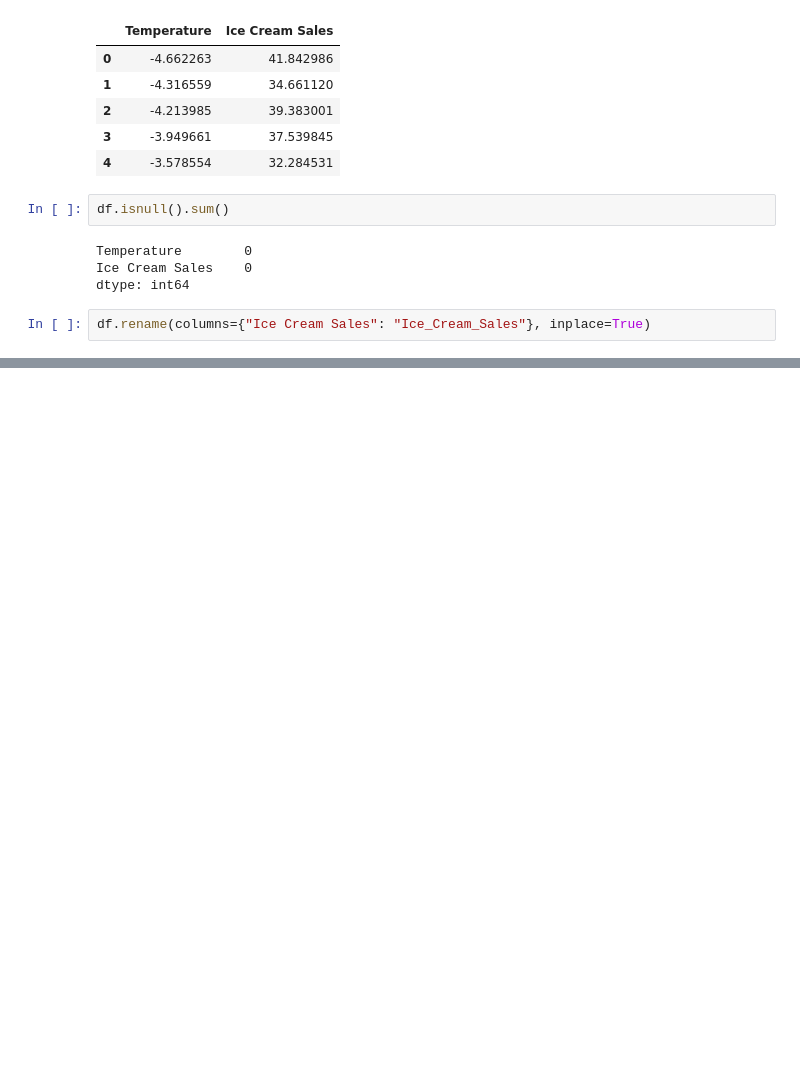
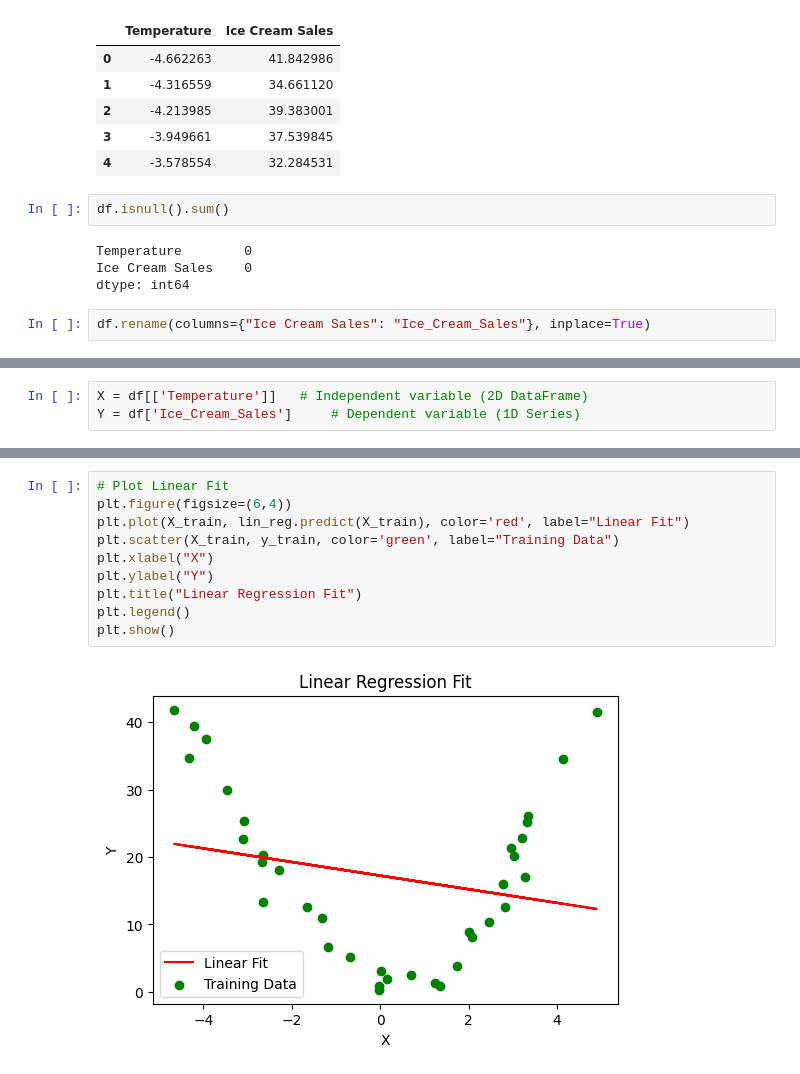
Before and after one commit to ShivamAttri05/Data_Science_Progress, a Jupyter notebook: Machine-Learning/03-Polynomial_Linear_regresson/Practice/PolynomialLinearRegression.ipynb, the cells around one changed output, grey strips where cells are left out. Cells and saved outputs as stored; diff of their text form; blank space fills up the shorter version.

```diff
--- a/Machine-Learning/03-Polynomial_Linear_regresson/Practice/PolynomialLinearRegression.ipynb
+++ b/Machine-Learning/03-Polynomial_Linear_regresson/Practice/PolynomialLinearRegression.ipynb
@@ -43,0 +43,3 @@ NameError: name 'Temperature' is not defined
+# %%
+X = df[['Temperature']]   # Independent variable (2D DataFrame)
+Y = df['Ice_Cream_Sales']     # Dependent variable (1D Series)
@@ -43,0 +67,12 @@ NameError: name 'Temperature' is not defined
+# %%
+# Plot Linear Fit
+plt.figure(figsize=(6,4))
+plt.plot(X_train, lin_reg.predict(X_train), color='red', label="Linear Fit")
+plt.scatter(X_train, y_train, color='green', label="Training Data")
+plt.xlabel("X")
+plt.ylabel("Y")
+plt.title("Linear Regression Fit")
+plt.legend()
+plt.show()
+# %% [output]
+[figure, added]
```
Also changed, not shown: parts of 8 cells of this notebook, 1 other file.
